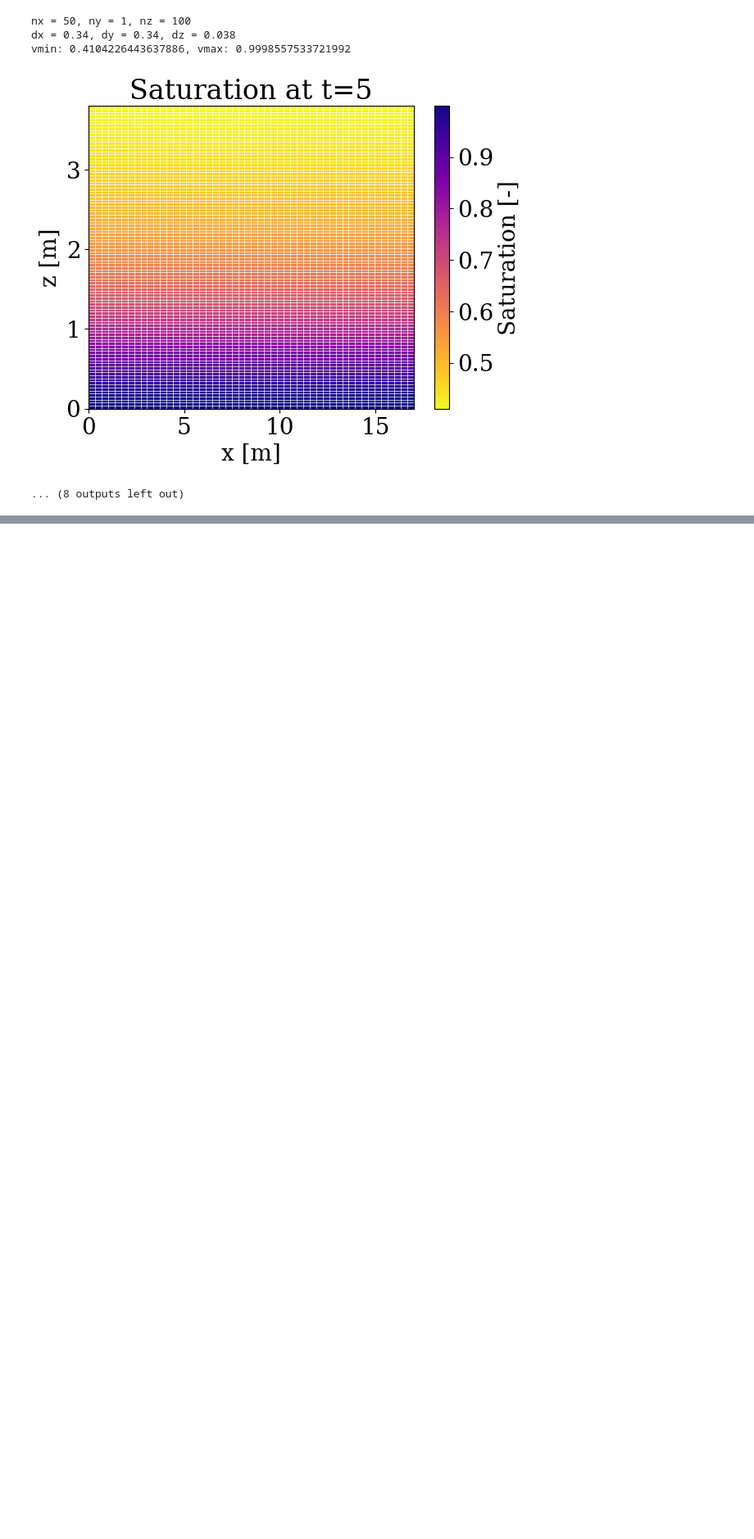
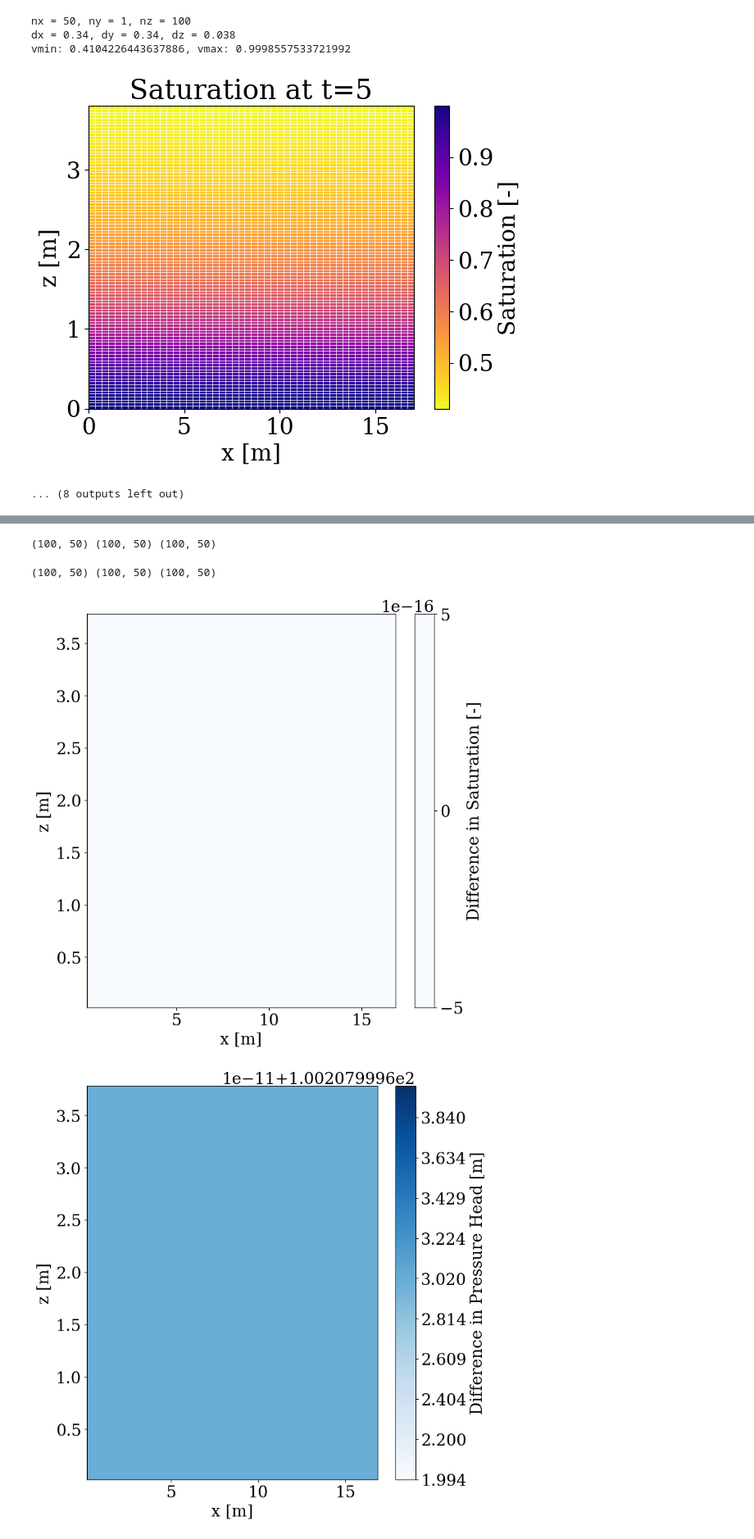
Before and after one commit to mashadab/ParFlow-project, a Jupyter notebook: Correlated-random-fields/Correlated-random-fields-Harvey-transient.ipynb, the cells around one changed output, grey strips where cells are left out. Shown at 82% size. Drawn from its saved outputs; the diff is of its cells as text; code cells hidden in the pictures; blank space fills up the shorter version.

Commit message:
working case with difference

```diff
--- a/Correlated-random-fields/Correlated-random-fields-Harvey-transient.ipynb
+++ b/Correlated-random-fields/Correlated-random-fields-Harvey-transient.ipynb
@@ -413,6 +414,7 @@ def correlated_random_field(alpha_vG):
 ### Alpha = 1.0 (With capillarity)
 # %%
 alpha_vG =1.0
+time_array = [0, 1, 5, 100, 200]
 correlated_random_field(alpha_vG)
 plot_domain_corr_rnd(dir_name, "porosity", 0)
 plot_domain_corr_rnd(dir_name, "z-permeability", 0)
@@ -443,21 +445,10 @@ vmin: 24.271235829401636, vmax: 404.63964864827125
 [figure]
 # %%
 alpha_vG =1.0
-#Saturation and pressure at time t = 0 hours
-plot_domain_corr_rnd(dir_name, "press", 0,alpha_vG)
-plot_domain_corr_rnd(dir_name, "satur", 0,alpha_vG)
-#Saturation and pressure at time t = 1 hour
-plot_domain_corr_rnd(dir_name, "press", 1,alpha_vG)
-plot_domain_corr_rnd(dir_name, "satur", 1,alpha_vG)
-#Saturation and pressure at time t = 1 hour
-plot_domain_corr_rnd(dir_name, "press", 5,alpha_vG)
-plot_domain_corr_rnd(dir_name, "satur", 5,alpha_vG)
-#Saturation and pressure at time t = 100 hours
-plot_domain_corr_rnd(dir_name, "press", 100,alpha_vG)
-plot_domain_corr_rnd(dir_name, "satur", 100,alpha_vG)
-#Saturation and pressure at time t = 200 hours
-plot_domain_corr_rnd(dir_name, "press", 200,alpha_vG)
-plot_domain_corr_rnd(dir_name, "satur", 200,alpha_vG)
+for time in time_array:
+    #Saturation and pressure at time t = 0 hours
+    plot_domain_corr_rnd(dir_name, "press", time,alpha_vG);
+    plot_domain_corr_rnd(dir_name, "satur", time,alpha_vG)
 # %% [output]
 nx = 50, ny = 1, nz = 100
 dx = 0.34, dy = 0.34, dz = 0.038
@@ -487,21 +478,10 @@ vmin: 0.4104226443637886, vmax: 0.9998557533721992
 # %%
 alpha_vG =100.0
 correlated_random_field(alpha_vG)
-#Saturation and pressure at time t = 0 hours
-plot_domain_corr_rnd(dir_name, "press", 0,alpha_vG)
-plot_domain_corr_rnd(dir_name, "satur", 0,alpha_vG)
-#Saturation and pressure at time t = 1 hour
-plot_domain_corr_rnd(dir_name, "press", 1,alpha_vG)
-plot_domain_corr_rnd(dir_name, "satur", 1,alpha_vG)
-#Saturation and pressure at time t = 1 hour
-plot_domain_corr_rnd(dir_name, "press", 5,alpha_vG)
-plot_domain_corr_rnd(dir_name, "satur", 5,alpha_vG)
-#Saturation and pressure at time t = 100 hours
-plot_domain_corr_rnd(dir_name, "press", 100,alpha_vG)
-plot_domain_corr_rnd(dir_name, "satur", 100,alpha_vG)
-#Saturation and pressure at time t = 200 hours
-plot_domain_corr_rnd(dir_name, "press", 200,alpha_vG)
-plot_domain_corr_rnd(dir_name, "satur", 200,alpha_vG)
+for time in time_array:
+    #Saturation and pressure at time t = 0 hours
+    plot_domain_corr_rnd(dir_name, "press", time,alpha_vG);
+    plot_domain_corr_rnd(dir_name, "satur", time,alpha_vG)
 # %% [output]
 # ==============================================================================
 # ParFlow directory
@@ -546,0 +573,5 @@ vmin: 0.4104226443637886, vmax: 0.9998557533721992
+# %%
+for time in time_array:
+    #Saturation and pressure difference at time t = 0 hours
+    difference_plot(time)
+# %% [output]
@@ -546,0 +581,4 @@ vmin: 0.4104226443637886, vmax: 0.9998557533721992
+(100, 50) (100, 50) (100, 50)
+(100, 50) (100, 50) (100, 50)
+[figure, added]
+[figure, added]
```
Also changed, not shown: parts of 3 cells of this notebook, 1 other file.
